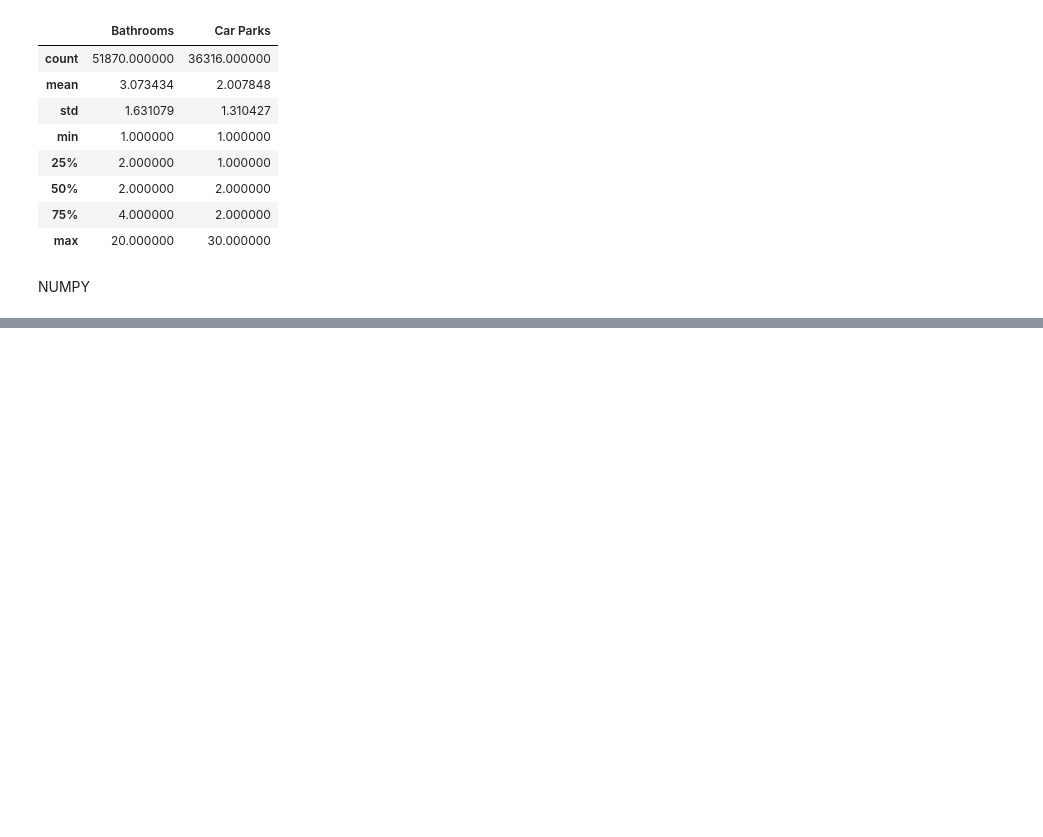
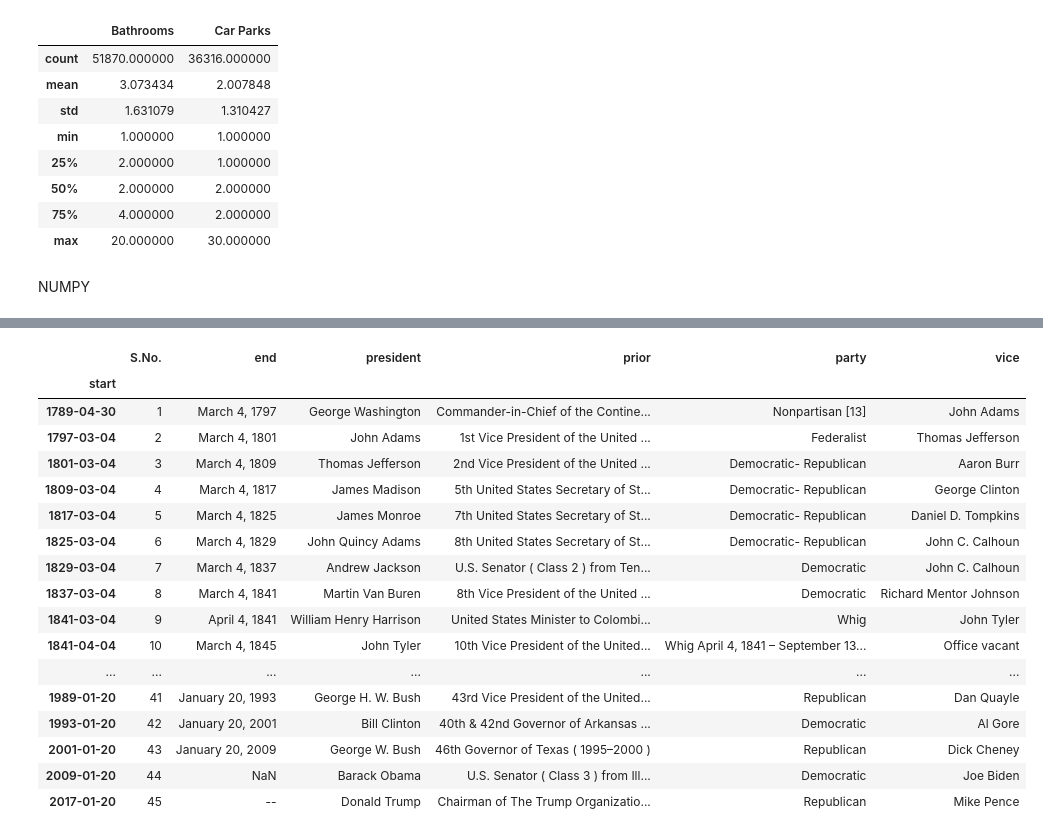
Before and after one commit to AlejandroGiorgio/CH-dataSience, a Jupyter notebook: CH_train.ipynb, the cells around one changed output, grey strips where cells are left out. Saved outputs shown, nothing was run; the diff lists cells and outputs as text; code cells hidden in the pictures; blank space fills up the shorter version.

```diff
--- a/CH_train.ipynb
+++ b/CH_train.ipynb
@@ -45,0 +140,6 @@ NUMPY
+# %%
+presidents = pd.read_csv("/workspaces/CH-dataSience/data/presidents.csv")
+presidents.set_index("S.No.")
+presidents = presidents.drop("Unnamed: 0", axis = 1)
+presidents["president"].str.lower()
+presidents["president"].str.split()
@@ -45,0 +164,24 @@ NUMPY
+# %%
+fecha = pd.to_datetime(presidents["start"], dayfirst= True)
+fecha
+presidents["start"] = fecha
+presidents.set_index("start")
+# %% [output]
+|  | S.No. | end | president | prior | party | vice |
+| start |  |  |  |  |  |  |
+| 1789-04-30 | 1 | March 4, 1797 | George Washington | Commander-in-Chief of the Contine... | Nonpartisan [13] | John Adams |
+| 1797-03-04 | 2 | March 4, 1801 | John Adams | 1st Vice President of the United ... | Federalist | Thomas Jefferson |
+| 1801-03-04 | 3 | March 4, 1809 | Thomas Jefferson | 2nd Vice President of the United ... | Democratic- Republican | Aaron Burr |
+| 1809-03-04 | 4 | March 4, 1817 | James Madison | 5th United States Secretary of St... | Democratic- Republican | George Clinton |
+| 1817-03-04 | 5 | March 4, 1825 | James Monroe | 7th United States Secretary of St... | Democratic- Republican | Daniel D. Tompkins |
+| 1825-03-04 | 6 | March 4, 1829 | John Quincy Adams | 8th United States Secretary of St... | Democratic- Republican | John C. Calhoun |
+| 1829-03-04 | 7 | March 4, 1837 | Andrew Jackson | U.S. Senator ( Class 2 ) from Ten... | Democratic | John C. Calhoun |
+| 1837-03-04 | 8 | March 4, 1841 | Martin Van Buren | 8th Vice President of the United ... | Democratic | Richard Mentor Johnson |
+| 1841-03-04 | 9 | April 4, 1841 | William Henry Harrison | United States Minister to Colombi... | Whig | John Tyler |
+| 1841-04-04 | 10 | March 4, 1845 | John Tyler | 10th Vice President of the United... | Whig April 4, 1841 – September 13... | Office vacant |
+| ... | ... | ... | ... | ... | ... | ... |
+| 1989-01-20 | 41 | January 20, 1993 | George H. W. Bush | 43rd Vice President of the United... | Republican | Dan Quayle |
+| 1993-01-20 | 42 | January 20, 2001 | Bill Clinton | 40th & 42nd Governor of Arkansas ... | Democratic | Al Gore |
+| 2001-01-20 | 43 | January 20, 2009 | George W. Bush | 46th Governor of Texas ( 1995–2000 ) | Republican | Dick Cheney |
+| 2009-01-20 | 44 | NaN | Barack Obama | U.S. Senator ( Class 3 ) from Ill... | Democratic | Joe Biden |
+| 2017-01-20 | 45 | -- | Donald Trump | Chairman of The Trump Organizatio... | Republican | Mike Pence |
```
Also changed, not shown: parts of 10 cells of this notebook, 5 other files.
